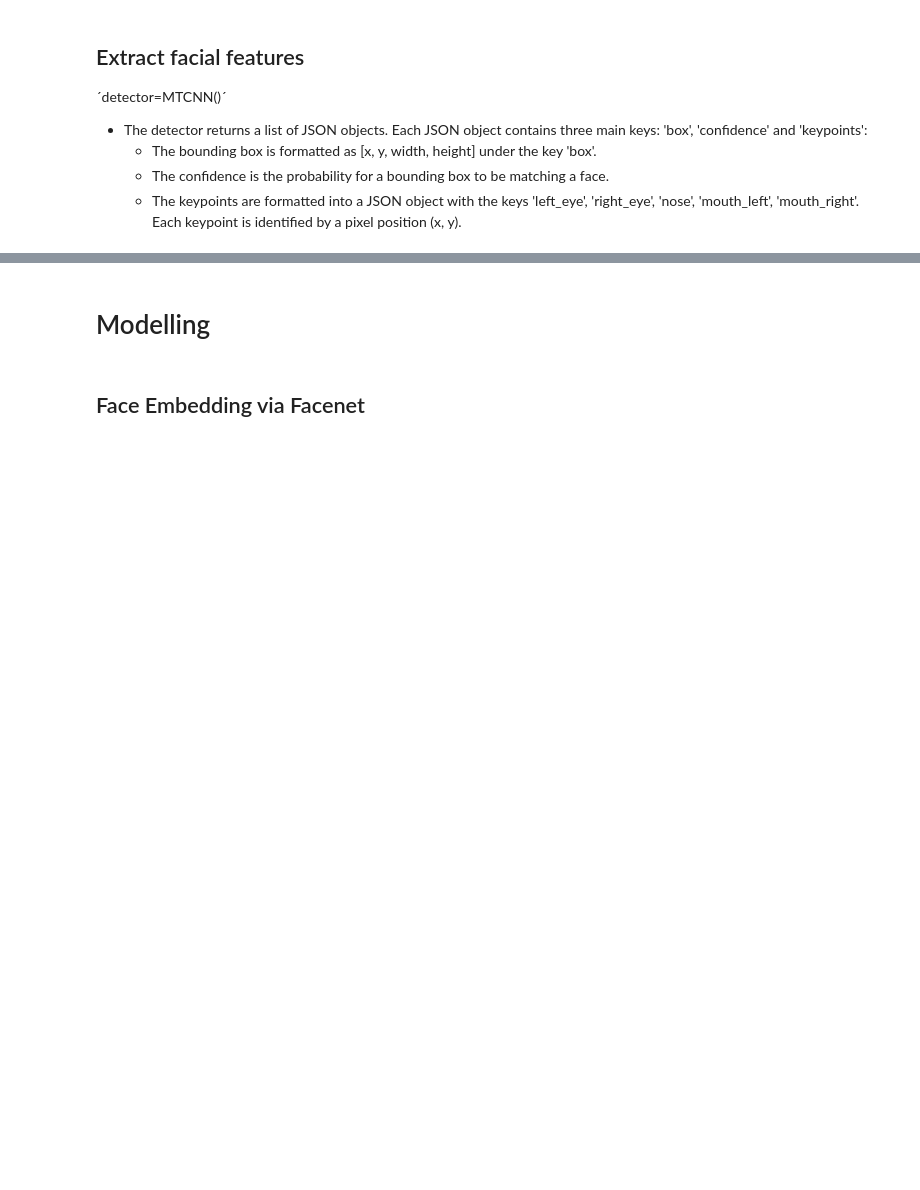
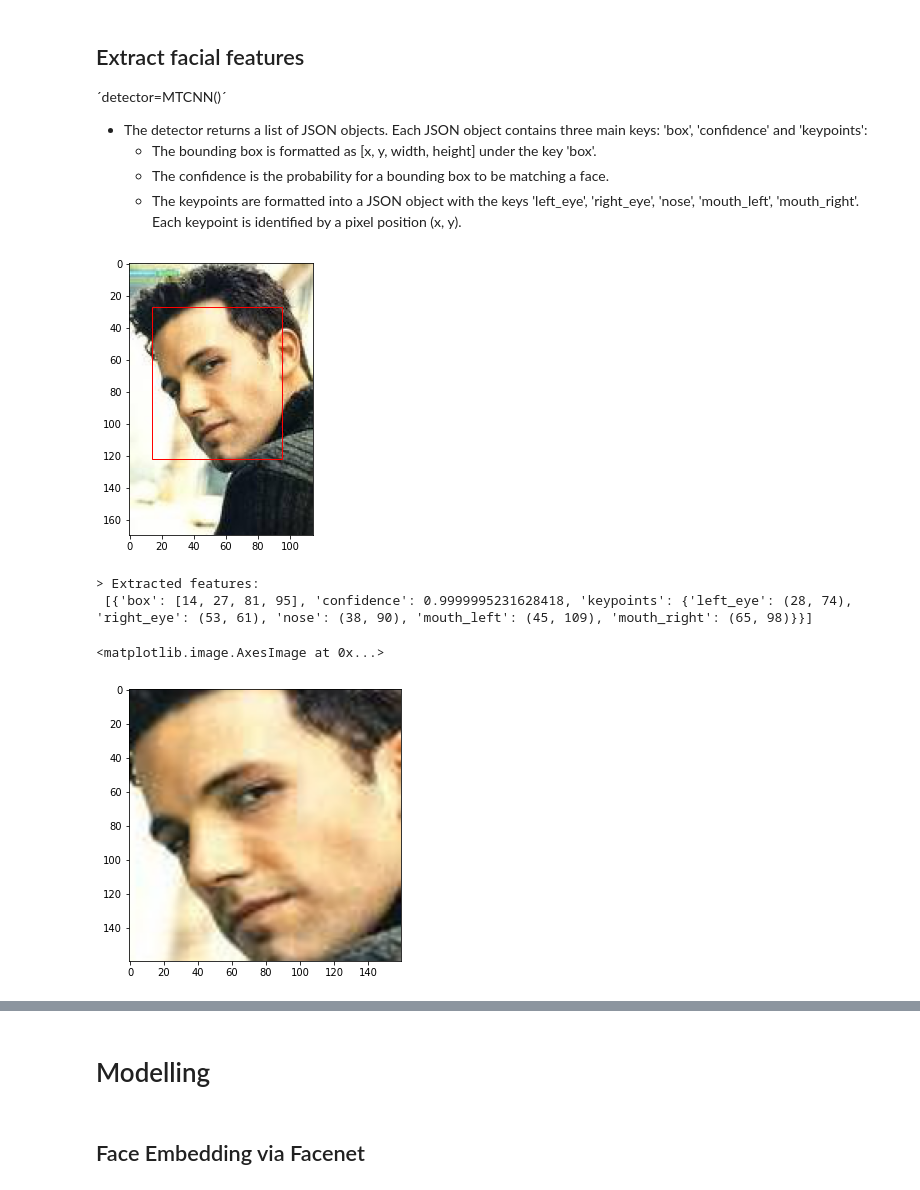
Before and after one commit to poojasaxena/face_recognition_modelling, a Jupyter notebook: keras_facenet/keras_facenet_inception_resnet_v1_celeb_data.ipynb, the cells around one changed output, grey strips where cells are left out. Drawn from its saved outputs; the diff is of its cells as text; code cells hidden in the pictures; blank space fills up the shorter version.

```diff
--- a/keras_facenet/keras_facenet_inception_resnet_v1_celeb_data.ipynb
+++ b/keras_facenet/keras_facenet_inception_resnet_v1_celeb_data.ipynb
@@ -177,7 +166,12 @@ def extract_face(filename, required_size=(160, 160), show_features=False):
     face_array = np.asarray(image)
     return face_array
 # %%
-
 # load the photo and extract the face
-pixels = extract_face(ben_dir+'httpcsvkmeuaeccjpg.jpg', show_features=True)
+pixels = extract_face(base_dir_ben +'/httpcsvkmeuaeccjpg.jpg', show_features=True)
 plt.imshow(pixels)
+# %% [output]
+[figure, added]
+> Extracted features:
+ [{'box': [14, 27, 81, 95], 'confidence': 0.9999995231628418, 'keypoints': {'left_eye': (28, 74), 'right_eye': (53, 61), 'nose': (38, 90), 'mouth_left': (45, 109), 'mouth_right': (65, 98)}}]
+<matplotlib.image.AxesImage at 0x...>
+[figure, added]
```
Also changed, not shown: parts of 19 cells of this notebook.
